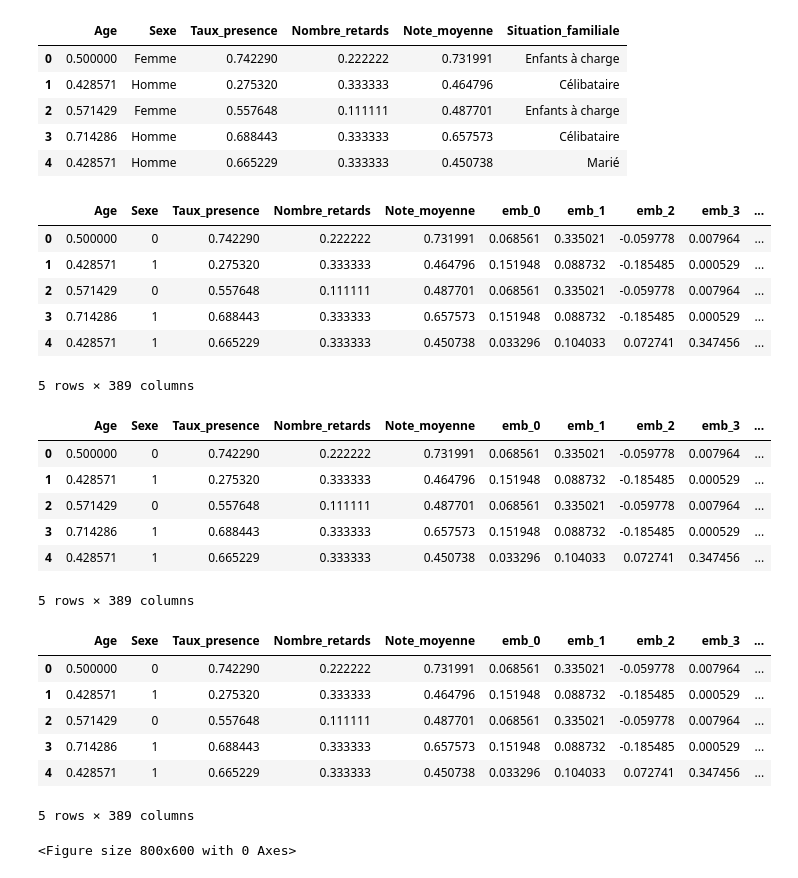
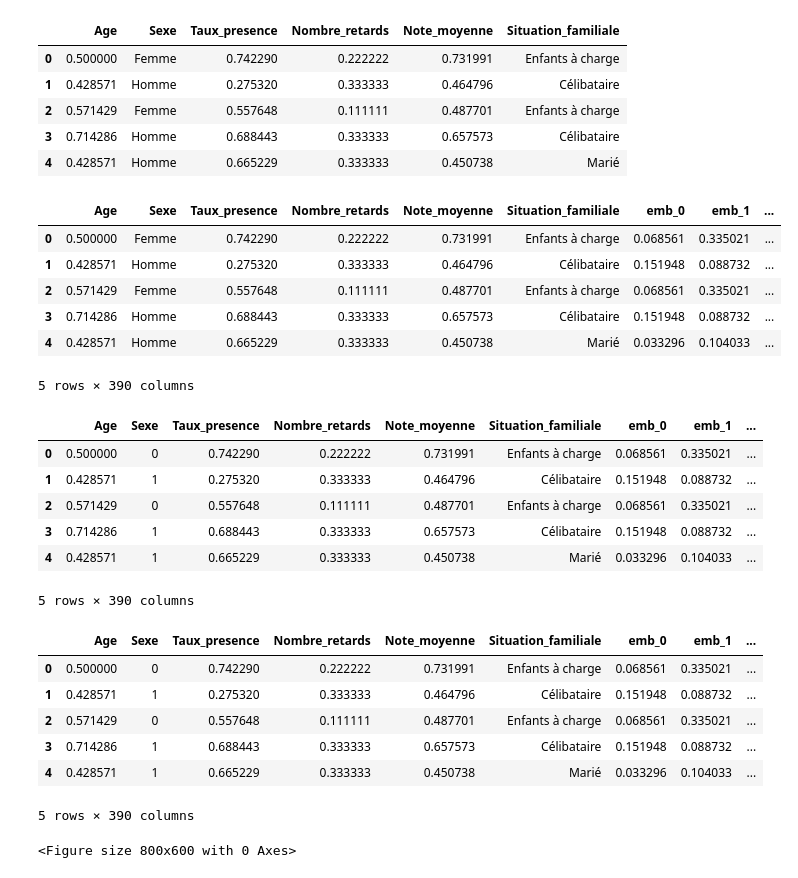
Before and after one commit to dondeestakoko/MiniProjetML, a Jupyter notebook: MiniProjet_1_LEMDANI_KOCEILA__MOPE_BIA_EMMANUEL..ipynb, the cells around one changed output. Cells and saved outputs as stored; diff of their text form; code cells hidden in the pictures.

```diff
--- a/MiniProjet_1_LEMDANI_KOCEILA__MOPE_BIA_EMMANUEL..ipynb
+++ b/MiniProjet_1_LEMDANI_KOCEILA__MOPE_BIA_EMMANUEL..ipynb
@@ -87,17 +87,17 @@ data_features.head()
 | 4 | 0.428571 | Homme | 0.665229 | 0.333333 | 0.450738 | Marié |
 # %%
 # Ajouter les embeddings à data_features
-embeddings_df = pd.DataFrame(embeddings, columns=[f'emb_{i}' for i in range(embeddings.shape[1])])
-data_features = pd.concat([data_features.reset_index(drop=True), embeddings_df.reset_index(drop=True)], axis=1)
+embeddings_data = pd.DataFrame(embeddings, columns=[f'emb_{i}' for i in range(embeddings.shape[1])])
+data_features = pd.concat([data_features.reset_index(drop=True), embeddings_data.reset_index(drop=True)], axis=1)
 data_features.head()
 # %% [output]
-|  | Age | Sexe | Taux_presence | Nombre_retards | Note_moyenne | emb_0 | emb_1 | emb_2 | emb_3 | ... |
-| 0 | 0.500000 | 0 | 0.742290 | 0.222222 | 0.731991 | 0.068561 | 0.335021 | -0.059778 | 0.007964 | ... |
-| 1 | 0.428571 | 1 | 0.275320 | 0.333333 | 0.464796 | 0.151948 | 0.088732 | -0.185485 | 0.000529 | ... |
-| 2 | 0.571429 | 0 | 0.557648 | 0.111111 | 0.487701 | 0.068561 | 0.335021 | -0.059778 | 0.007964 | ... |
-| 3 | 0.714286 | 1 | 0.688443 | 0.333333 | 0.657573 | 0.151948 | 0.088732 | -0.185485 | 0.000529 | ... |
-| 4 | 0.428571 | 1 | 0.665229 | 0.333333 | 0.450738 | 0.033296 | 0.104033 | 0.072741 | 0.347456 | ... |
+|  | Age | Sexe | Taux_presence | Nombre_retards | Note_moyenne | Situation_familiale | emb_0 | emb_1 | ... |
+| 0 | 0.500000 | Femme | 0.742290 | 0.222222 | 0.731991 | Enfants à charge | 0.068561 | 0.335021 | ... |
+| 1 | 0.428571 | Homme | 0.275320 | 0.333333 | 0.464796 | Célibataire | 0.151948 | 0.088732 | ... |
+| 2 | 0.571429 | Femme | 0.557648 | 0.111111 | 0.487701 | Enfants à charge | 0.068561 | 0.335021 | ... |
+| 3 | 0.714286 | Homme | 0.688443 | 0.333333 | 0.657573 | Célibataire | 0.151948 | 0.088732 | ... |
+| 4 | 0.428571 | Homme | 0.665229 | 0.333333 | 0.450738 | Marié | 0.033296 | 0.104033 | ... |
-5 rows × 389 columns
+5 rows × 390 columns
 # %%
 from sklearn.preprocessing import OneHotEncoder
 from sklearn.preprocessing import LabelEncoder
@@ -114,23 +114,23 @@ data_features['Sexe'] = data['Sexe']
 # Display the updated data_features
 data_features.head()
 # %% [output]
-|  | Age | Sexe | Taux_presence | Nombre_retards | Note_moyenne | emb_0 | emb_1 | emb_2 | emb_3 | ... |
-| 0 | 0.500000 | 0 | 0.742290 | 0.222222 | 0.731991 | 0.068561 | 0.335021 | -0.059778 | 0.007964 | ... |
-| 1 | 0.428571 | 1 | 0.275320 | 0.333333 | 0.464796 | 0.151948 | 0.088732 | -0.185485 | 0.000529 | ... |
-| 2 | 0.571429 | 0 | 0.557648 | 0.111111 | 0.487701 | 0.068561 | 0.335021 | -0.059778 | 0.007964 | ... |
-| 3 | 0.714286 | 1 | 0.688443 | 0.333333 | 0.657573 | 0.151948 | 0.088732 | -0.185485 | 0.000529 | ... |
-| 4 | 0.428571 | 1 | 0.665229 | 0.333333 | 0.450738 | 0.033296 | 0.104033 | 0.072741 | 0.347456 | ... |
+|  | Age | Sexe | Taux_presence | Nombre_retards | Note_moyenne | Situation_familiale | emb_0 | emb_1 | ... |
+| 0 | 0.500000 | 0 | 0.742290 | 0.222222 | 0.731991 | Enfants à charge | 0.068561 | 0.335021 | ... |
+| 1 | 0.428571 | 1 | 0.275320 | 0.333333 | 0.464796 | Célibataire | 0.151948 | 0.088732 | ... |
+| 2 | 0.571429 | 0 | 0.557648 | 0.111111 | 0.487701 | Enfants à charge | 0.068561 | 0.335021 | ... |
+| 3 | 0.714286 | 1 | 0.688443 | 0.333333 | 0.657573 | Célibataire | 0.151948 | 0.088732 | ... |
+| 4 | 0.428571 | 1 | 0.665229 | 0.333333 | 0.450738 | Marié | 0.033296 | 0.104033 | ... |
-5 rows × 389 columns
+5 rows × 390 columns
 # %%
 data_features.head()
 # %% [output]
-|  | Age | Sexe | Taux_presence | Nombre_retards | Note_moyenne | emb_0 | emb_1 | emb_2 | emb_3 | ... |
-| 0 | 0.500000 | 0 | 0.742290 | 0.222222 | 0.731991 | 0.068561 | 0.335021 | -0.059778 | 0.007964 | ... |
-| 1 | 0.428571 | 1 | 0.275320 | 0.333333 | 0.464796 | 0.151948 | 0.088732 | -0.185485 | 0.000529 | ... |
-| 2 | 0.571429 | 0 | 0.557648 | 0.111111 | 0.487701 | 0.068561 | 0.335021 | -0.059778 | 0.007964 | ... |
-| 3 | 0.714286 | 1 | 0.688443 | 0.333333 | 0.657573 | 0.151948 | 0.088732 | -0.185485 | 0.000529 | ... |
-| 4 | 0.428571 | 1 | 0.665229 | 0.333333 | 0.450738 | 0.033296 | 0.104033 | 0.072741 | 0.347456 | ... |
+|  | Age | Sexe | Taux_presence | Nombre_retards | Note_moyenne | Situation_familiale | emb_0 | emb_1 | ... |
+| 0 | 0.500000 | 0 | 0.742290 | 0.222222 | 0.731991 | Enfants à charge | 0.068561 | 0.335021 | ... |
+| 1 | 0.428571 | 1 | 0.275320 | 0.333333 | 0.464796 | Célibataire | 0.151948 | 0.088732 | ... |
+| 2 | 0.571429 | 0 | 0.557648 | 0.111111 | 0.487701 | Enfants à charge | 0.068561 | 0.335021 | ... |
+| 3 | 0.714286 | 1 | 0.688443 | 0.333333 | 0.657573 | Célibataire | 0.151948 | 0.088732 | ... |
+| 4 | 0.428571 | 1 | 0.665229 | 0.333333 | 0.450738 | Marié | 0.033296 | 0.104033 | ... |
-5 rows × 389 columns
+5 rows × 390 columns
 # %%
 import seaborn as sns
 
```
Also changed, not shown: parts of 8 cells of this notebook.
